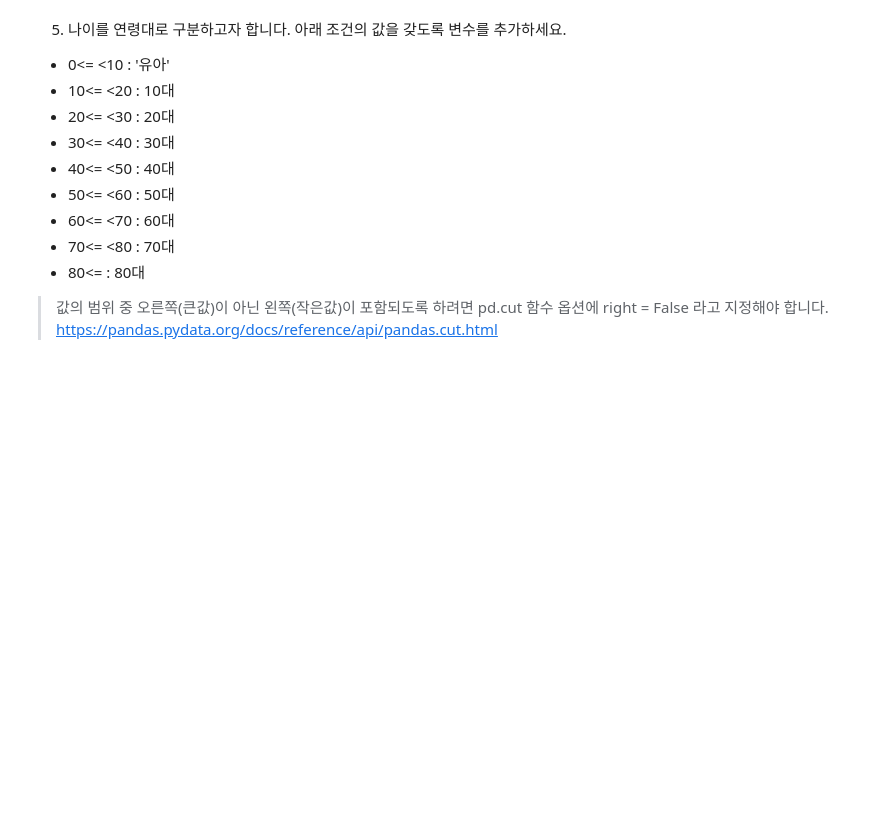
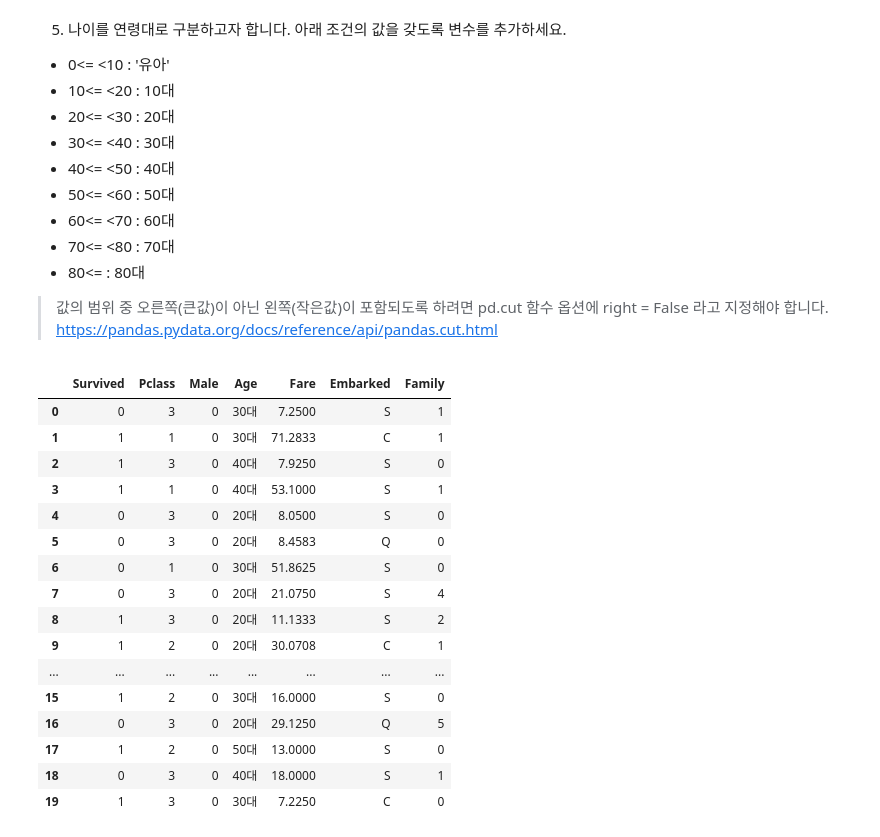
Before and after one commit to junseyeon/Python, a Jupyter notebook: 2023.08.14_data-preprocessing/chapter 01. 데이터프레임 변경.ipynb, the cells around one changed output. Cells and saved outputs as stored; diff of their text form; code cells hidden in the pictures; blank space fills up the shorter version.

```diff
--- a/2023.08.14_data-preprocessing/chapter 01. 데이터프레임 변경.ipynb
+++ b/2023.08.14_data-preprocessing/chapter 01. 데이터프레임 변경.ipynb
@@ -520,3 +529,25 @@ tita.head()
 
 > 값의 범위 중 오른쪽(큰값)이 아닌 왼쪽(작은값)이 포함되도록 하려면 pd.cut 함수 옵션에 right = False 라고 지정해야 합니다.
 https://pandas.pydata.org/docs/reference/api/pandas.cut.html
+# %%
+tita['Age']= pd.cut(data['Age'],right=True, bins=[0,10,20,30,40,50,60,70,80,100], labels=['유아','10대','20대','30대','40대','50대','60대','70대','80대'])
+# %%
+tita.head(20)
+# %% [output]
+|  | Survived | Pclass | Male | Age | Fare | Embarked | Family |
+| 0 | 0 | 3 | 0 | 30대 | 7.2500 | S | 1 |
+| 1 | 1 | 1 | 0 | 30대 | 71.2833 | C | 1 |
+| 2 | 1 | 3 | 0 | 40대 | 7.9250 | S | 0 |
+| 3 | 1 | 1 | 0 | 40대 | 53.1000 | S | 1 |
+| 4 | 0 | 3 | 0 | 20대 | 8.0500 | S | 0 |
+| 5 | 0 | 3 | 0 | 20대 | 8.4583 | Q | 0 |
+| 6 | 0 | 1 | 0 | 30대 | 51.8625 | S | 0 |
+| 7 | 0 | 3 | 0 | 20대 | 21.0750 | S | 4 |
+| 8 | 1 | 3 | 0 | 20대 | 11.1333 | S | 2 |
+| 9 | 1 | 2 | 0 | 20대 | 30.0708 | C | 1 |
+| ... | ... | ... | ... | ... | ... | ... | ... |
+| 15 | 1 | 2 | 0 | 30대 | 16.0000 | S | 0 |
+| 16 | 0 | 3 | 0 | 20대 | 29.1250 | Q | 5 |
+| 17 | 1 | 2 | 0 | 50대 | 13.0000 | S | 0 |
+| 18 | 0 | 3 | 0 | 40대 | 18.0000 | S | 1 |
+| 19 | 1 | 3 | 0 | 30대 | 7.2250 | C | 0 |
```
Also changed, not shown: parts of 3 cells of this notebook.
